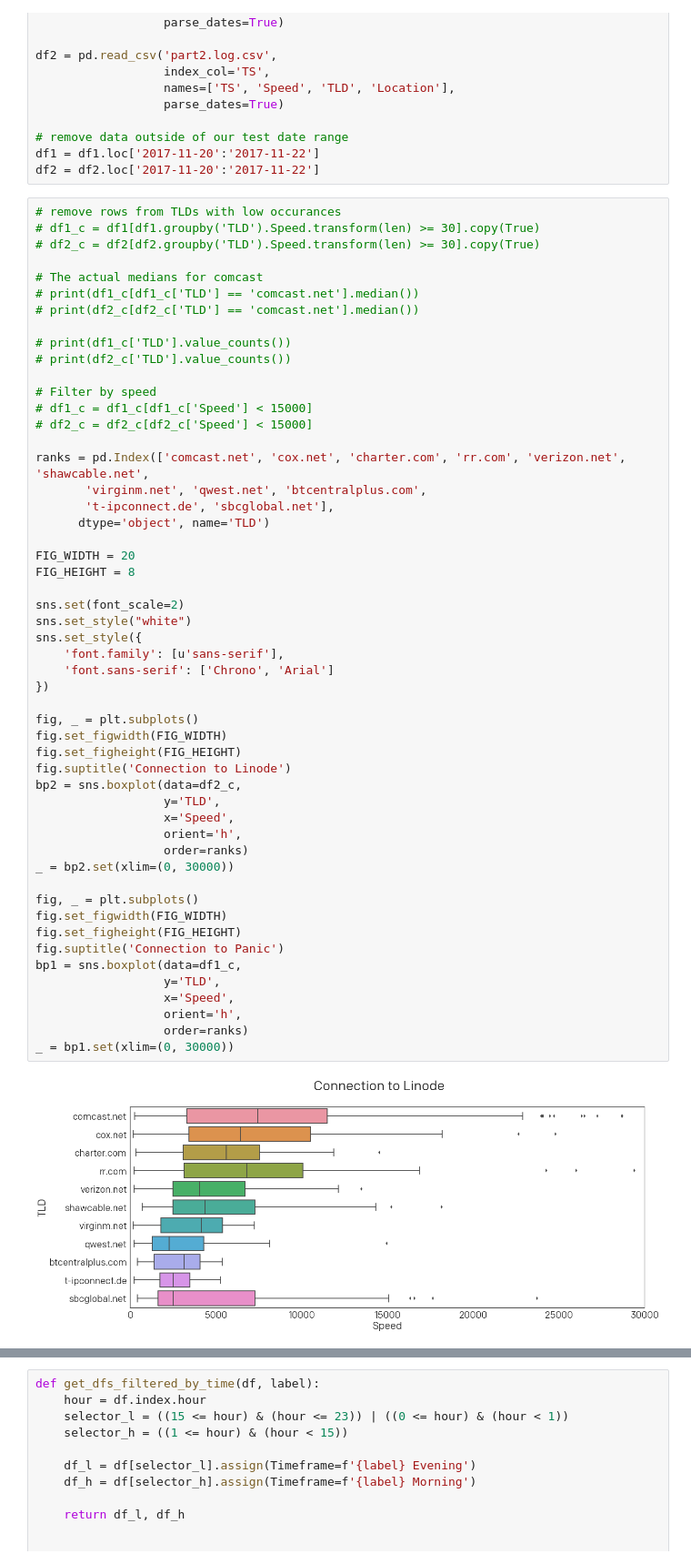
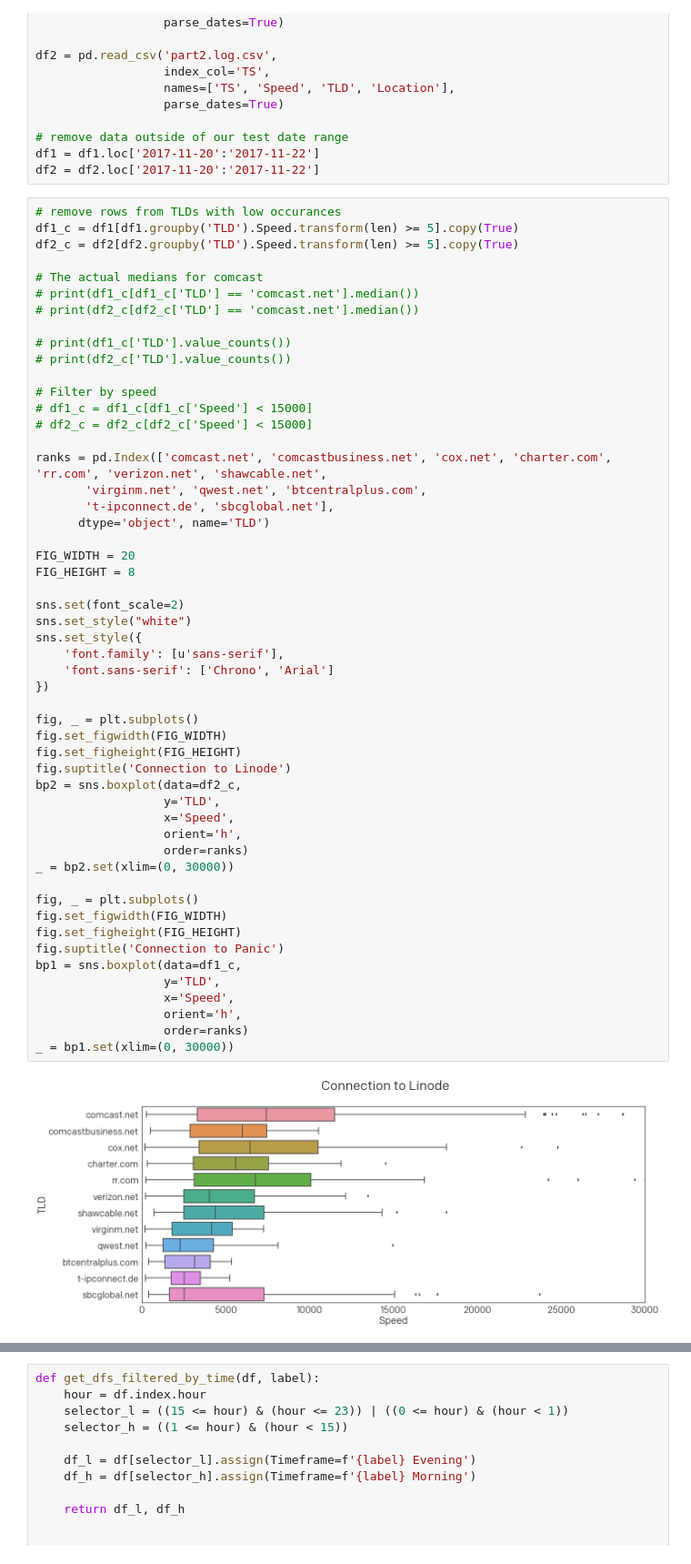
Before and after one commit to panicinc/speed_mystery, a Jupyter notebook: main.ipynb, the cells around one changed output, grey strips where cells are left out. Shown: that part at 91% size. Saved outputs shown, nothing was run; the diff lists cells and outputs as text.

Commit message:
add comcastbusiness.net

```diff
--- a/main.ipynb
+++ b/main.ipynb
@@ -25,8 +25,8 @@ df1 = df1.loc['2017-11-20':'2017-11-22']
 df2 = df2.loc['2017-11-20':'2017-11-22']
 # %%
 # remove rows from TLDs with low occurances
-# df1_c = df1[df1.groupby('TLD').Speed.transform(len) >= 30].copy(True)
-# df2_c = df2[df2.groupby('TLD').Speed.transform(len) >= 30].copy(True)
+df1_c = df1[df1.groupby('TLD').Speed.transform(len) >= 5].copy(True)
+df2_c = df2[df2.groupby('TLD').Speed.transform(len) >= 5].copy(True)
 
 # The actual medians for comcast
 # print(df1_c[df1_c['TLD'] == 'comcast.net'].median())
@@ -39,7 +39,7 @@ df2 = df2.loc['2017-11-20':'2017-11-22']
 # df1_c = df1_c[df1_c['Speed'] < 15000]
 # df2_c = df2_c[df2_c['Speed'] < 15000]
 
-ranks = pd.Index(['comcast.net', 'cox.net', 'charter.com', 'rr.com', 'verizon.net', 'shawcable.net',
+ranks = pd.Index(['comcast.net', 'comcastbusiness.net', 'cox.net', 'charter.com', 'rr.com', 'verizon.net', 'shawcable.net',
        'virginm.net', 'qwest.net', 'btcentralplus.com',
        't-ipconnect.de', 'sbcglobal.net'],
       dtype='object', name='TLD')
@@ -49,31 +49,31 @@ FIG_HEIGHT = 8
 
 sns.set(font_scale=2)
 sns.set_style("white")
 sns.set_style({
     'font.family': [u'sans-serif'],
     'font.sans-serif': ['Chrono', 'Arial']
 })
 
 fig, _ = plt.subplots()
 fig.set_figwidth(FIG_WIDTH)
 fig.set_figheight(FIG_HEIGHT)
 fig.suptitle('Connection to Linode')
 bp2 = sns.boxplot(data=df2_c,
                   y='TLD',
                   x='Speed',
                   orient='h',
                   order=ranks)
 _ = bp2.set(xlim=(0, 30000))
 
 fig, _ = plt.subplots()
 fig.set_figwidth(FIG_WIDTH)
 fig.set_figheight(FIG_HEIGHT)
 fig.suptitle('Connection to Panic')
 bp1 = sns.boxplot(data=df1_c,
                   y='TLD',
                   x='Speed',
                   orient='h',
                   order=ranks)
 _ = bp1.set(xlim=(0, 30000))
 # %% [output]
-[figure, old version]
+[figure, new version]
```
Also changed, not shown: parts of 2 cells of this notebook.
